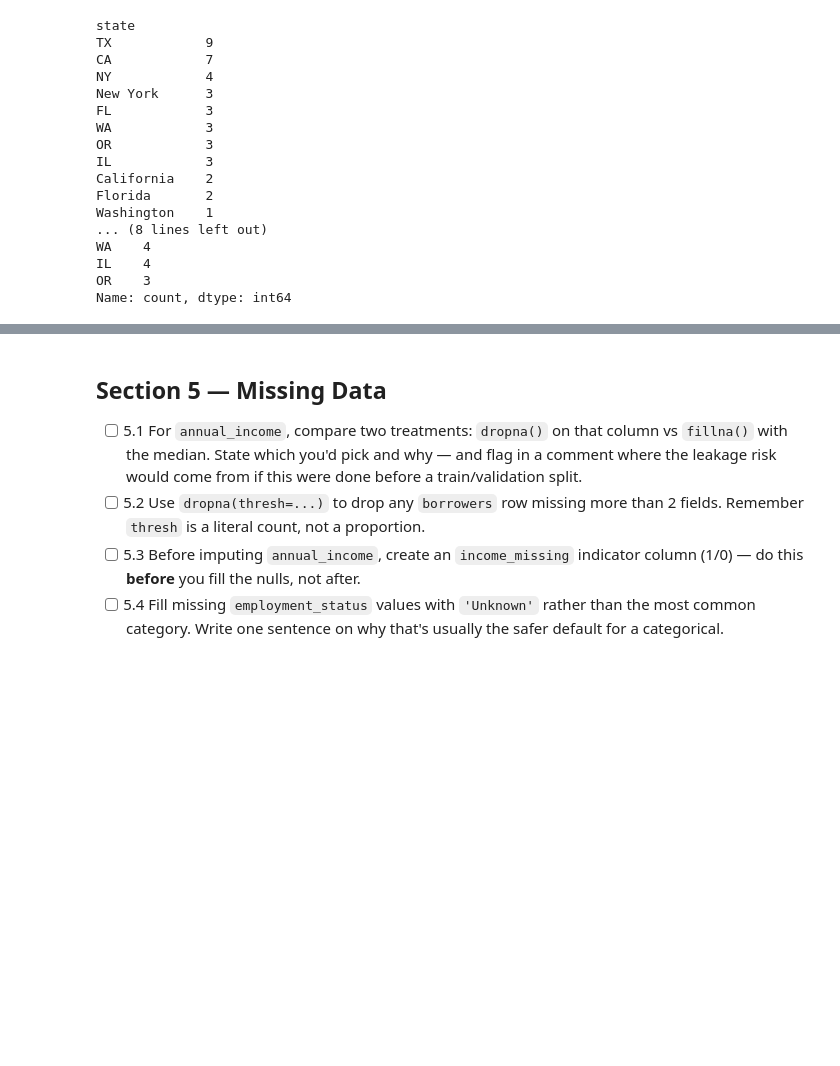
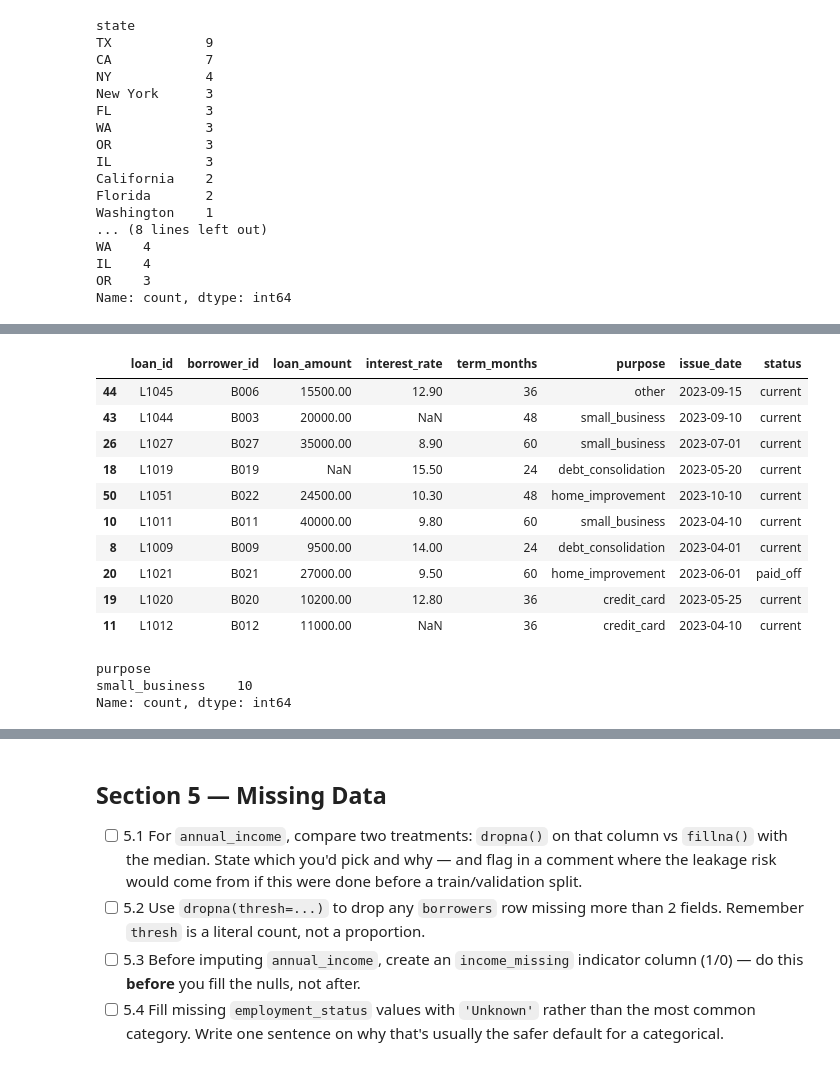
Before and after one commit to smallchuch/CreditRiskLearning, a Jupyter notebook: Practice Datasets/pandas_practice_notebook_v2.ipynb, the cells around one changed output, grey strips where cells are left out. Drawn from its saved outputs; the diff is of its cells as text; code cells hidden in the pictures; blank space fills up the shorter version.

```diff
--- a/Practice Datasets/pandas_practice_notebook_v2.ipynb
+++ b/Practice Datasets/pandas_practice_notebook_v2.ipynb
@@ -1013,2 +1316,14 @@ Name: count, dtype: int64
 # %%
 # Task 3.10
+
+df_loans['purpose'].value_counts()
+
+df_loans['purpose'] = df_loans['purpose'].str.lower().str.replace(' ', '_')
+
+df_loans['purpose'].value_counts()
+
+df_loans['status'].value_counts()
+
+df_loans['status'] = df_loans['status'].str.lower().str.replace(' ', '_')
+
+df_loans['status'].value_counts()
@@ -1034,4 +1542,25 @@ Name: count, dtype: int64
 # %%
 # Task 4.3
+
+df_loans.sample(10)
+
+business_loans = df_loans[df_loans['purpose'].str.contains('business')]
+
+business_loans['purpose'].value_counts()
+# %% [output]
+|  | loan_id | borrower_id | loan_amount | interest_rate | term_months | purpose | issue_date | status |
+| 44 | L1045 | B006 | 15500.00 | 12.90 | 36 | other | 2023-09-15 | current |
+| 43 | L1044 | B003 | 20000.00 | NaN | 48 | small_business | 2023-09-10 | current |
+| 26 | L1027 | B027 | 35000.00 | 8.90 | 60 | small_business | 2023-07-01 | current |
+| 18 | L1019 | B019 | NaN | 15.50 | 24 | debt_consolidation | 2023-05-20 | current |
+| 50 | L1051 | B022 | 24500.00 | 10.30 | 48 | home_improvement | 2023-10-10 | current |
+| 10 | L1011 | B011 | 40000.00 | 9.80 | 60 | small_business | 2023-04-10 | current |
+| 8 | L1009 | B009 | 9500.00 | 14.00 | 24 | debt_consolidation | 2023-04-01 | current |
+| 20 | L1021 | B021 | 27000.00 | 9.50 | 60 | home_improvement | 2023-06-01 | paid_off |
+| 19 | L1020 | B020 | 10200.00 | 12.80 | 36 | credit_card | 2023-05-25 | current |
+| 11 | L1012 | B012 | 11000.00 | NaN | 36 | credit_card | 2023-04-10 | current |
+purpose
+small_business    10
+Name: count, dtype: int64
 # %%
 # Task 4.4
```
Also changed, not shown: parts of 22 cells of this notebook, 1 other file.
